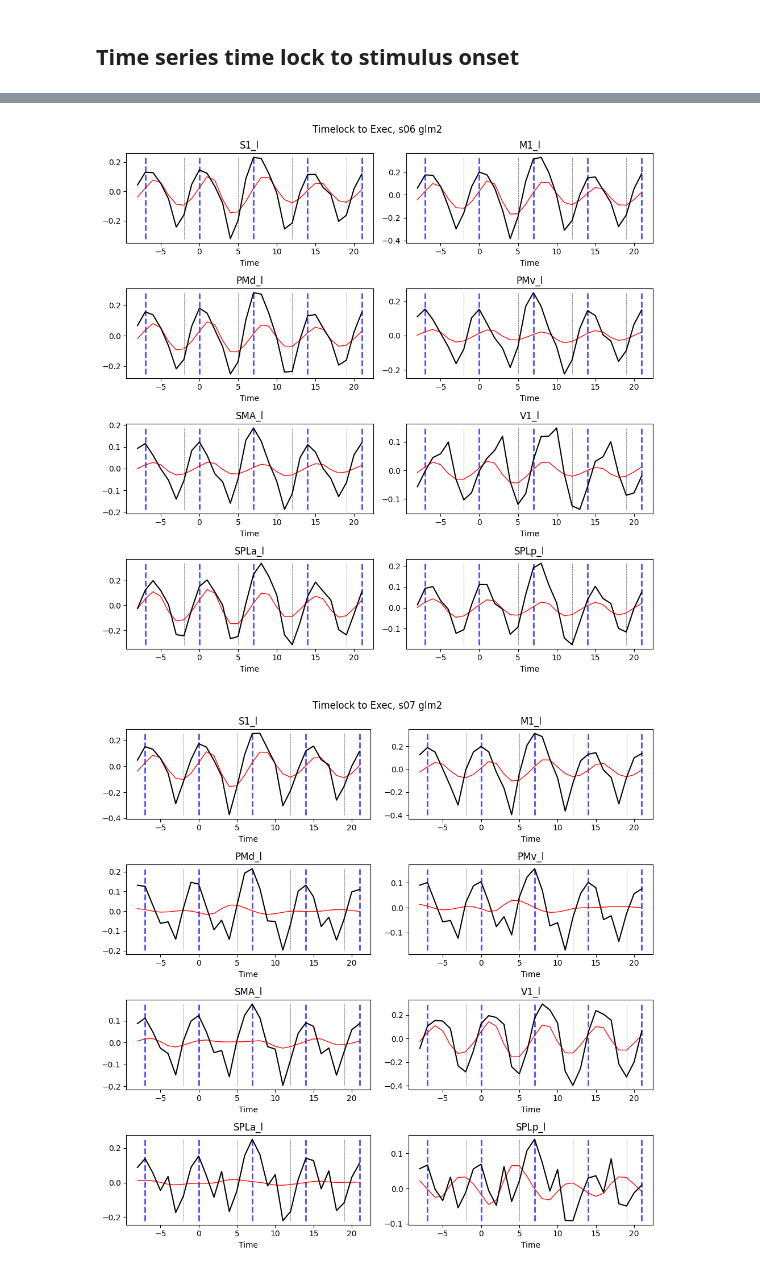
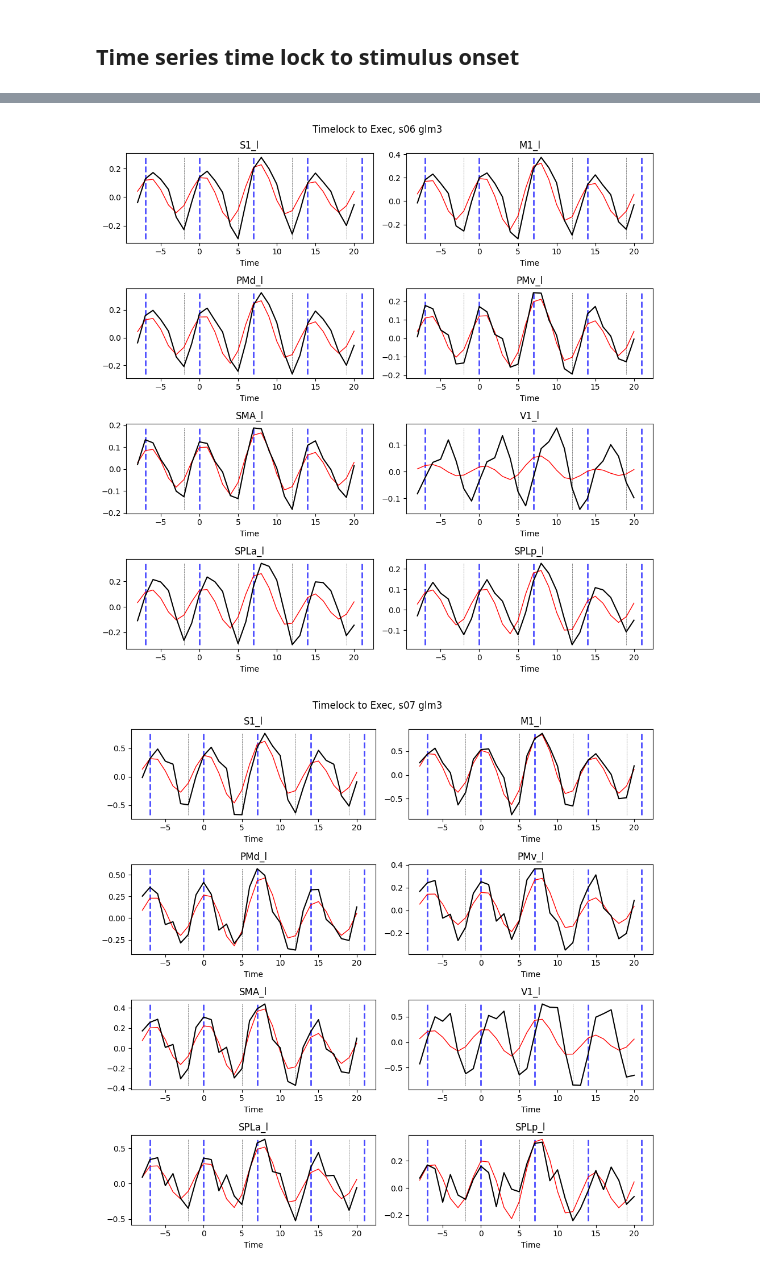
Before and after one commit to alighavam/bimanual_wrist, a Jupyter notebook: bmw_timeseries_ss.ipynb, the cells around one changed output, grey strips where cells are left out. Drawn from its saved outputs; the diff is of its cells as text; code cells hidden in the pictures.

```diff
--- a/bmw_timeseries_ss.ipynb
+++ b/bmw_timeseries_ss.ipynb
@@ -44,30 +44,31 @@ atlasDir = '/Volumes/diedrichsen_data$/data/Atlas_templates/fs_LR_32'
 # %% [markdown]
 ## Time Series per run
 # %%
-glm = 2
+glm = 3
 region = 1
 pre_idx = 8
-post_idx = 22
+post_idx = 21
 participants = [4,6,7,8]
 
 def extract_snippets(y, pre, post, onsets):
         snippets_y = []
 
         for onset in onsets:
-            onset_time = np.round(onset).astype(int) - 1 # onset is time in seconds from 0.
+            onset_frame = np.round(onset).astype(int) # the fMRI volume closest to the onset time
+            # onset_frame = np.round(onset).astype(int) - 1  # in python, the index starts from 0, so we need to subtract 1
 
-            start_idx = onset_idx - pre
-            end_idx = onset_idx + post
+            start_idx = onset_frame - pre # <pre> volumes before the onset
+            end_idx = onset_frame + post # <post> volumes after the onset
 
-            snippet_y = np.full(pre + post + 1, np.nan)
+            snippet_y = np.full(pre + post + 1, np.nan) # nan fill the snippet
 
-            valid_start = int(max(0, start_idx))
-            valid_end = int(min(len(y), end_idx + 1))
+            valid_start = int(max(0, start_idx)) # make sure the start index is not negative
+            valid_end = int(min(len(y), end_idx + 1)) # make sure the end index is not out of bounds
 
-            insert_start = int(valid_start - start_idx)
-            insert_end = int(insert_start + (valid_end - valid_start))
+            insert_start = int(valid_start - start_idx) # where to start inserting the data
+            insert_end = int(insert_start + (valid_end - valid_start)) # where to end inserting the data
 
-            snippet_y[insert_start:insert_end] = y[valid_start:valid_end]
+            snippet_y[insert_start:insert_end] = y[valid_start:valid_end] # insert the data into the snippet
 
             snippets_y.append(snippet_y)
 
@@ -165,9 +166,9 @@ for sn in participants:
 # %% [markdown]
 ## Time series time lock to stimulus onset
 # %%
-glm = 2
+glm = 3
 pre_idx = 8
-post_idx = 22
+post_idx = 21
 participants = [4,6,7,8]
 
 for sn in participants:
@@ -202,2 +203,2 @@ for sn in participants:
-[figure, old version]
+[figure, new version]
-[figure, old version]
+[figure, new version]
```
Also changed, not shown: parts of 1 cell of this notebook, 1 other file.
